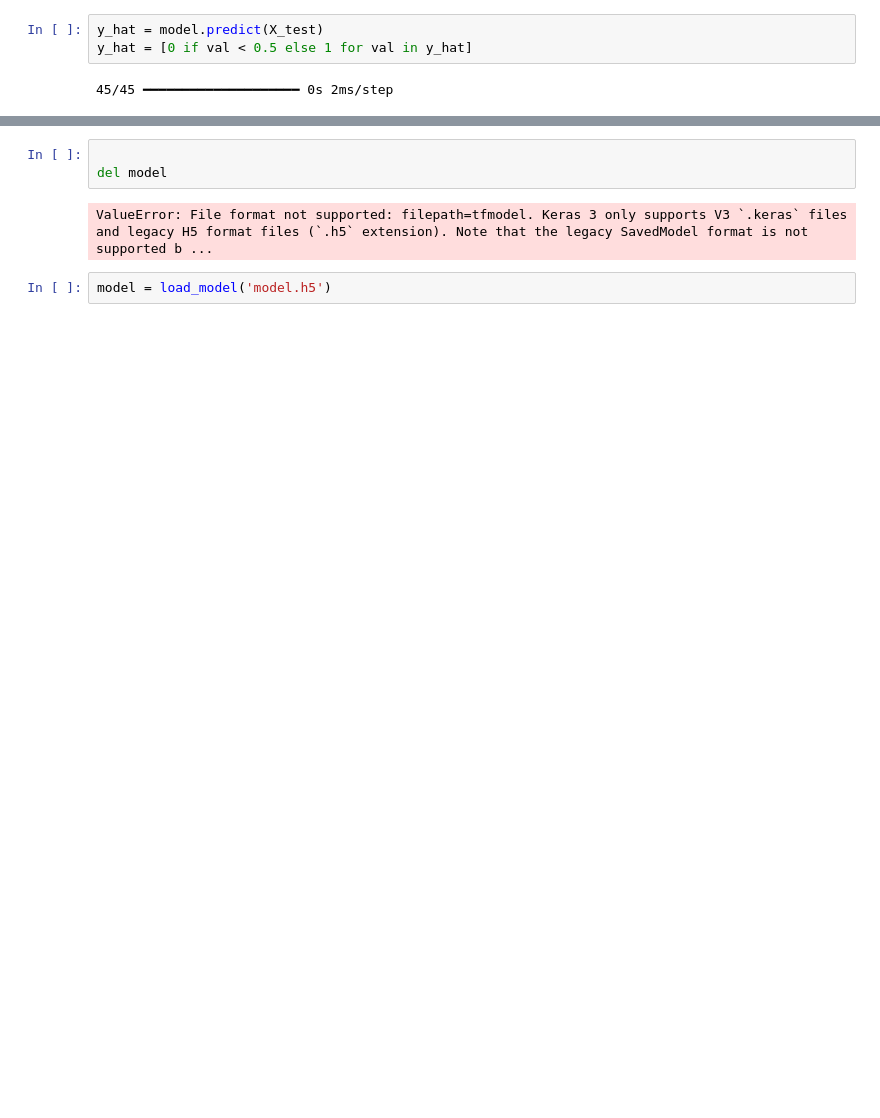
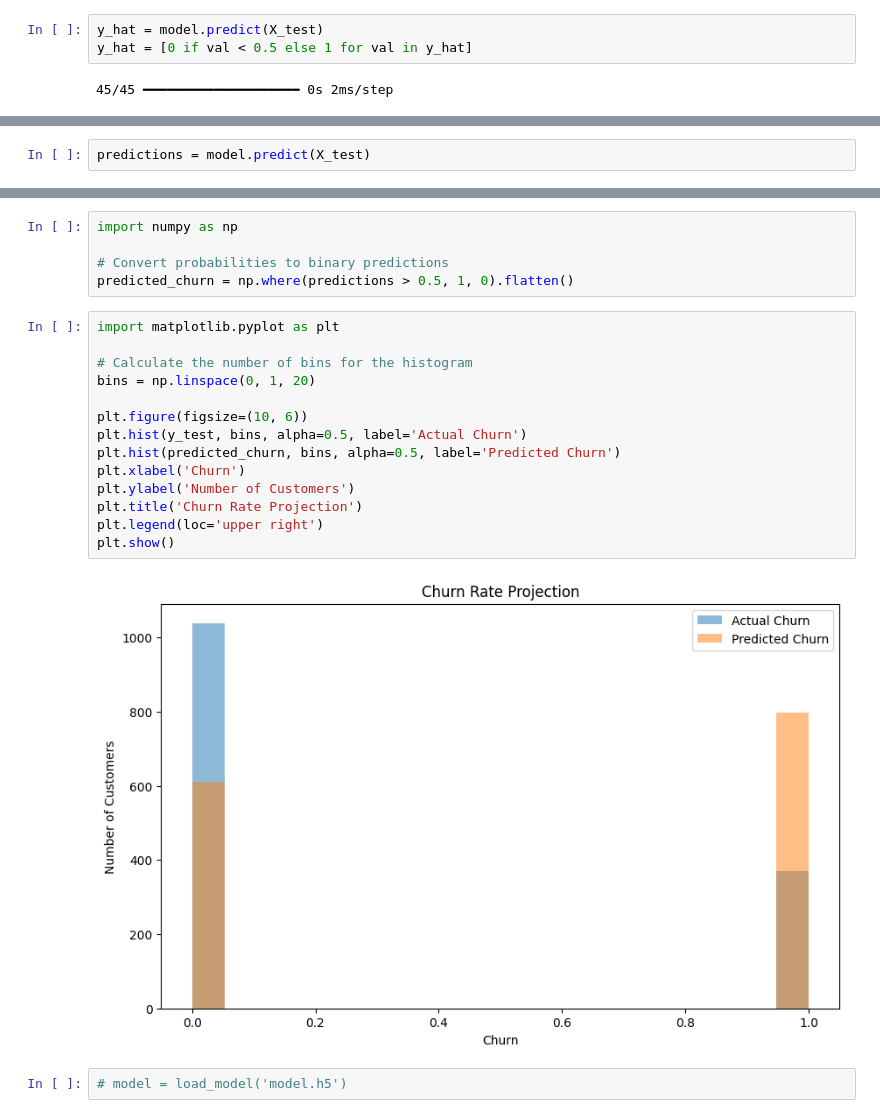
Before and after one commit to JaySpencerBark2/tenserchurnattemp, a Jupyter notebook: tenser.ipynb, the cells around one changed output, grey strips where cells are left out. Drawn from its saved outputs; the diff is of its cells as text; blank space fills up the shorter version.

Commit message:
out putted actual churn and predicted churn rate of the data

```diff
--- a/tenser.ipynb
+++ b/tenser.ipynb
@@ -63,0 +59,2 @@ model.save('model.h5')
+# %%
+predictions = model.predict(X_test)
@@ -64,7 +63,23 @@ model.save('model.h5')
+# %%
+import numpy as np
+
+# Convert probabilities to binary predictions
+predicted_churn = np.where(predictions > 0.5, 1, 0).flatten()
+# %%
+import matplotlib.pyplot as plt
+
+# Calculate the number of bins for the histogram
+bins = np.linspace(0, 1, 20)
+
+plt.figure(figsize=(10, 6))
+plt.hist(y_test, bins, alpha=0.5, label='Actual Churn')
+plt.hist(predicted_churn, bins, alpha=0.5, label='Predicted Churn')
+plt.xlabel('Churn')
+plt.ylabel('Number of Customers')
+plt.title('Churn Rate Projection')
+plt.legend(loc='upper right')
+plt.show()
+# %% [output]
+[figure, added]
 # %%
-
-del model
+# model = load_model('model.h5')
-# %% [output]
-ValueError: File format not supported: filepath=tfmodel. Keras 3 only supports V3 `.keras` files and legacy H5 format files (`.h5` extension). Note that the legacy SavedModel format is not supported b ...
-# %%
-model = load_model('model.h5')
```
Also changed, not shown: parts of 5 cells of this notebook, 2 other files.
